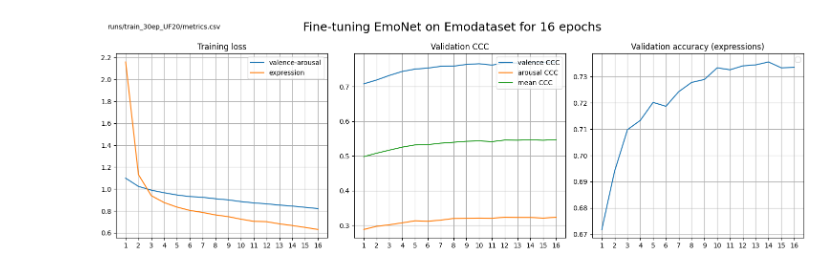
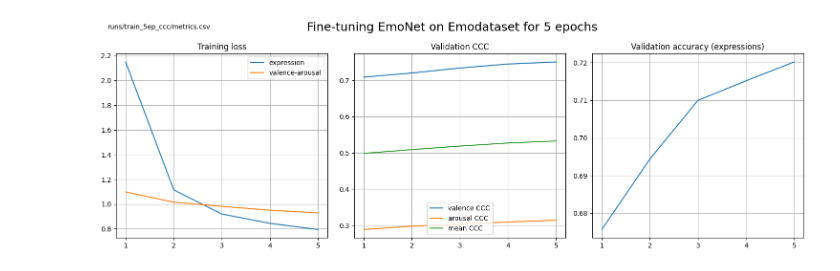
Before and after one commit to MattThePerson/emonet-fine-tuning, a Jupyter notebook: notebooks/GRAPH_finetune_metrics.ipynb, the cells around one changed output. Saved outputs shown, nothing was run; the diff lists cells and outputs as text; code cells hidden in the pictures.

Commit message:
currently training with different loss functions

```diff
--- a/notebooks/GRAPH_finetune_metrics.ipynb
+++ b/notebooks/GRAPH_finetune_metrics.ipynb
@@ -41,35 +41,37 @@ plot_data = [
 # PLOT
 
 # read csv into dataframe
 files = [
     'runs/train_10ep/metrics.csv',
-    'runs/train_5ep/metrics.csv',
     'runs/train_50ep/metrics.csv',
     'runs/train_50ep_CONT_unfreeze_3ep/metrics.csv',
+    'runs/train_30ep_UF20/metrics.csv',
+    'runs/train_30ep_decay5-6/metrics.csv',
     'runs/train_cont_lr3-5/metrics.csv',
-    'runs/train_30ep_UF20/metrics.csv',
+    'runs/train_5ep_ccc/metrics.csv',
+    'runs/train_5ep/metrics.csv',
 ]
 fn = files[-1]
 df = pd.read_csv(fn)
 
 # make plot
 fig, ax = plt.subplots(ncols=len(plot_data), figsize=(5*len(plot_data), 5))
 fig.suptitle(f'Fine-tuning EmoNet on Emodataset for {df["epoch"].max()} epochs', size=18)
 fig.text(0.02, 0.95, fn)
 
 for idx, data in enumerate(plot_data):
     ax[idx].set_title(data['title'])
     for column, name in data['columns']:
         ax[idx].plot(df['epoch'], df[column], label=name)
     ax[idx].legend()
     ax[idx].set_xticks(range(1, df['epoch'].max()+1, 1))
     ax[idx].grid()
 
 fig.tight_layout()
 run_name = fn.replace('runs/', '').replace('/metrics.csv', '')
 plt.savefig(f'data/emodataset/{run_name}.png')
 plt.show()
 # %% [output]
-[figure, old version]
+[figure, new version]
 # %%
 df.head()
```
Also changed, not shown: parts of 3 cells of this notebook, 20 other files.
